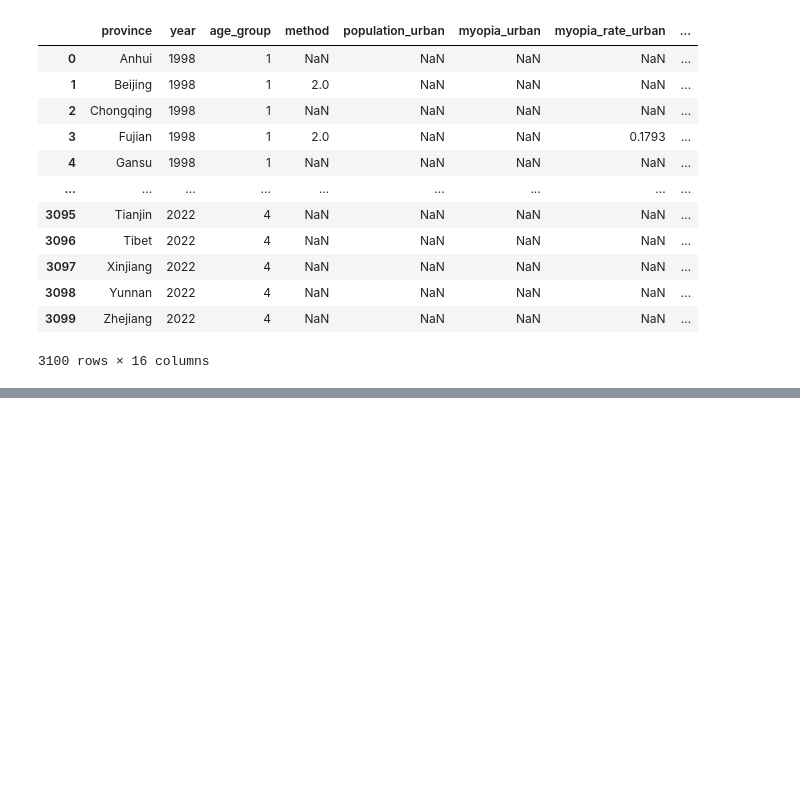
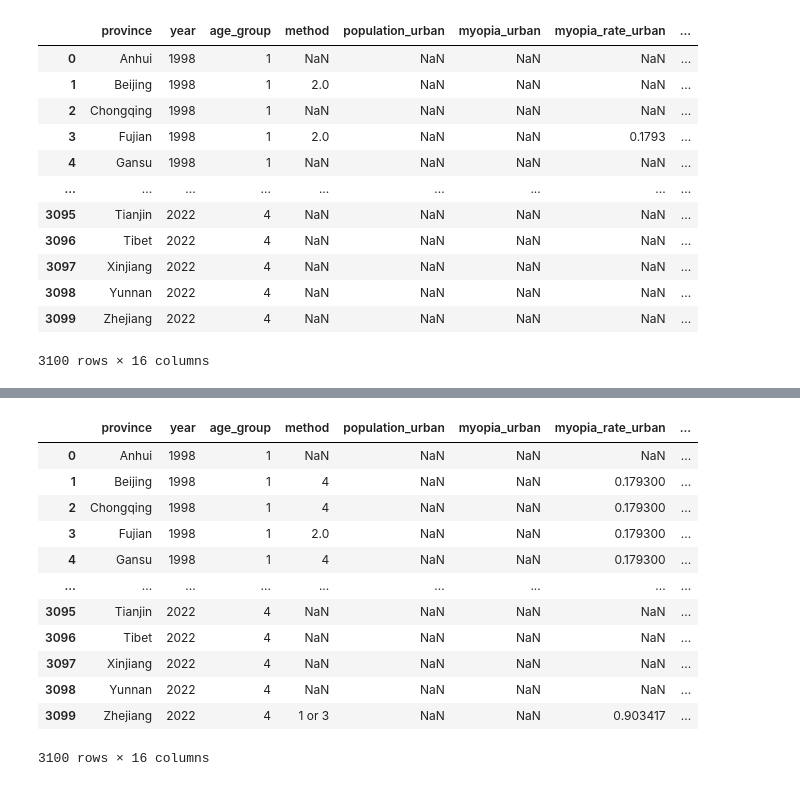
Before and after one commit to feng-li/myopia, a Jupyter notebook: projects/data_processing/filtering_by_method_and_province.ipynb, the cells around one changed output, grey strips where cells are left out. Cells and saved outputs as stored; diff of their text form; code cells hidden in the pictures; blank space fills up the shorter version.

```diff
--- a/projects/data_processing/fitering_by_method_and_province.ipynb
+++ b/projects/data_processing/filtering_by_method_and_province.ipynb
@@ -446 +444,52 @@ filled
+# %%
+# Using "Sunlight Intensity" as distance fur urban and rural rate
+
+rank = pd.read_csv('../data/weight/sunshine-hours-rank.csv')
+rank['province0'] = rank['province'].map(province_mapping)
+
+for i in range(0,2852):
+    nearest_row_index = np.nan
+    if pd.isna(empty_sorted.loc[i, 'myopia_rate_urban']):
+        year = empty_sorted.loc[i,'year']
+        age_group = empty_sorted.loc[i,'age_group']
+        try:
+            index_lst = empty_sorted[(empty_sorted['year'] == year) & (empty_sorted['age_group'] == age_group) & (empty_sorted['myopia_rate_urban'].notnull())].index.to_list()
+            if len(index_lst)!=0:
+                nearest_index = min(range(len(index_lst)), key=lambda j: abs(index_lst[j] - i))
+                nearest_row_index = index_lst[nearest_index]
+                if abs(nearest_row_index - i)  < 3:
+                    filled.loc[i,'myopia_rate_urban']=empty_sorted.loc[nearest_row_index,'myopia_rate_urban']
+                    filled.loc[i,'method'] = 4
+        except IndexError:
+            pass
+
+    if pd.isna(empty_sorted.loc[i, 'myopia_rate_rural']):
+        year = empty_sorted.loc[i,'year']
+        age_group = empty_sorted.loc[i,'age_group']
+        try:
+            index_lst = empty_sorted[(empty_sorted['year'] == year) & (empty_sorted['age_group'] == age_group) & (empty_sorted['myopia_rate_rural'].notnull())].index.to_list()
+            if len(index_lst)!=0:
+                nearest_index = min(range(len(index_lst)), key=lambda j: abs(index_lst[j] - i))
+                nearest_row_index = index_lst[nearest_index]
+                if abs(nearest_row_index - i) < 3:
+                    filled.loc[i,'myopia_rate_rural']=empty_sorted.loc[nearest_row_index,'myopia_rate_rural']
+                    filled.loc[i,'method_1'] = 4
+        except IndexError:
+            pass
+
+filled
+# %% [output]
+|  | province | year | age_group | method | population_urban | myopia_urban | myopia_rate_urban | ... |
+| 0 | Anhui | 1998 | 1 | NaN | NaN | NaN | NaN | ... |
+| 1 | Beijing | 1998 | 1 | 4 | NaN | NaN | 0.179300 | ... |
+| 2 | Chongqing | 1998 | 1 | 4 | NaN | NaN | 0.179300 | ... |
+| 3 | Fujian | 1998 | 1 | 2.0 | NaN | NaN | 0.179300 | ... |
+| 4 | Gansu | 1998 | 1 | 4 | NaN | NaN | 0.179300 | ... |
+| ... | ... | ... | ... | ... | ... | ... | ... | ... |
+| 3095 | Tianjin | 2022 | 4 | NaN | NaN | NaN | NaN | ... |
+| 3096 | Tibet | 2022 | 4 | NaN | NaN | NaN | NaN | ... |
+| 3097 | Xinjiang | 2022 | 4 | NaN | NaN | NaN | NaN | ... |
+| 3098 | Yunnan | 2022 | 4 | NaN | NaN | NaN | NaN | ... |
+| 3099 | Zhejiang | 2022 | 4 | 1 or 3 | NaN | NaN | 0.903417 | ... |
+3100 rows × 16 columns
 # %%
```
Also changed, not shown: parts of 15 cells of this notebook, 2 other files.
